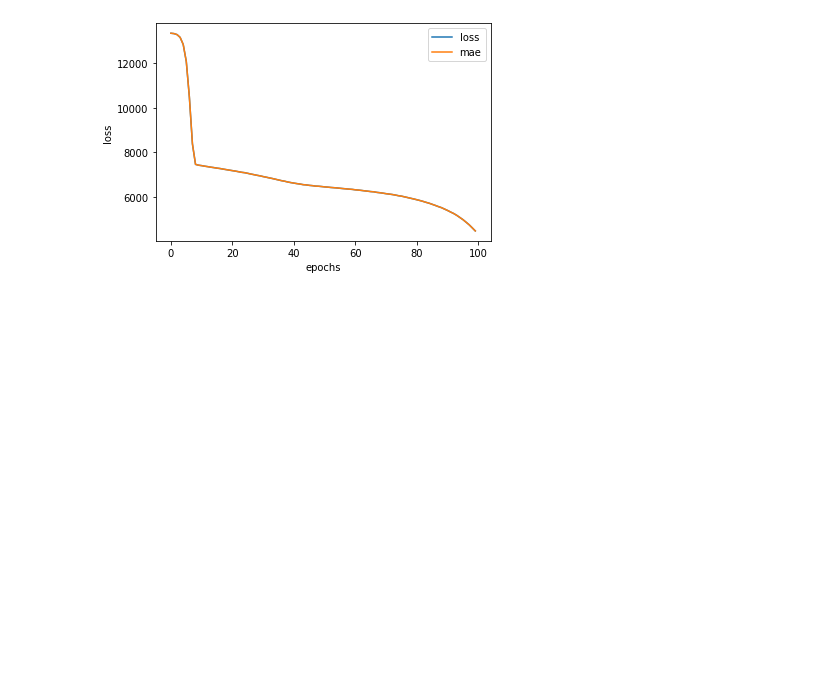
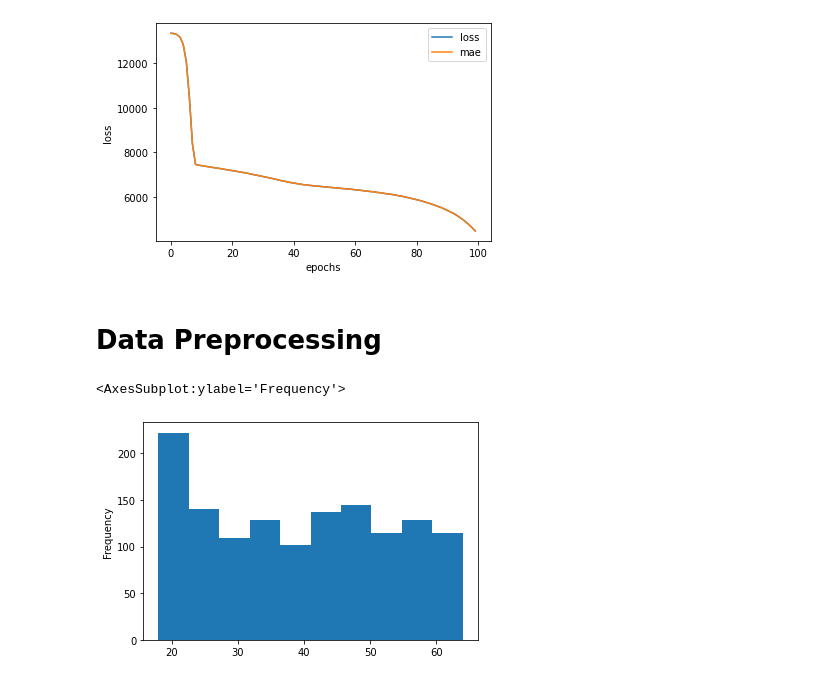
Before and after one commit to zhaoxinnZ/HybridPractices, a Jupyter notebook: Modules/Kaggle_data_analyzing/data_analyzing.ipynb, the cells around one changed output. Drawn from its saved outputs; the diff is of its cells as text; code cells hidden in the pictures; blank space fills up the shorter version.

```diff
--- a/Modules/Kaggle_data_analyzing/data_analyzing.ipynb
+++ b/Modules/Kaggle_data_analyzing/data_analyzing.ipynb
@@ -148,3 +148,10 @@ plt.xlabel("epochs")
 # %% [output]
 Text(0.5, 0, 'epochs')
 [figure]
+# %% [markdown]
+# Data Preprocessing
+# %%
+X["age"].plot(kind="hist")
+# %% [output]
+<AxesSubplot:ylabel='Frequency'>
+[figure, added]
```
Also changed, not shown: parts of 11 cells of this notebook, 2 other files.
